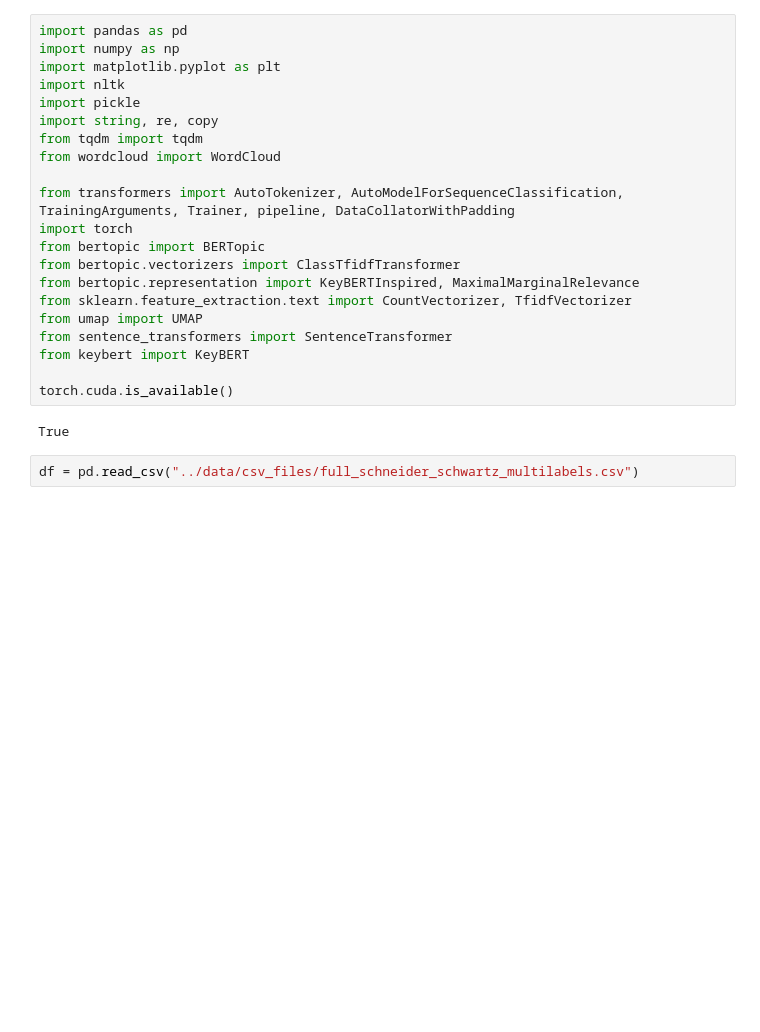
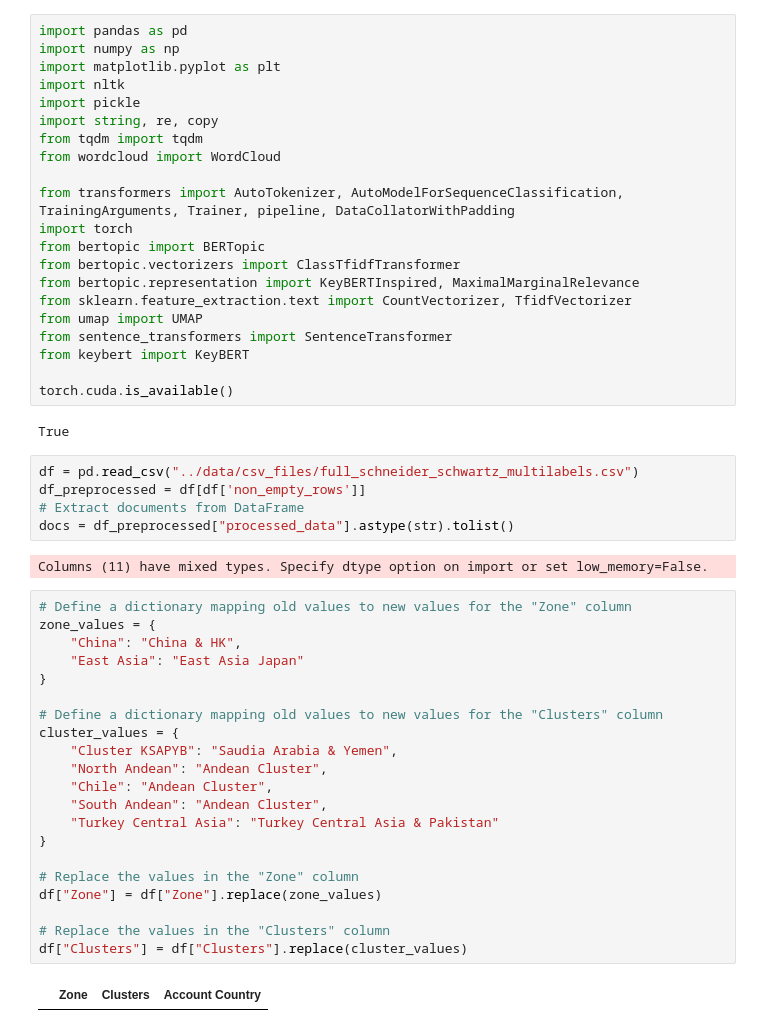
Before and after one commit to rachidje/wassati_bertopic, a Jupyter notebook: notebooks/schneider_bertopic.ipynb, the cells around one changed output. Cells and saved outputs as stored; diff of their text form; blank space fills up the shorter version.

```diff
--- a/notebooks/schneider_bertopic.ipynb
+++ b/notebooks/schneider_bertopic.ipynb
@@ -23,3 +23,31 @@ torch.cuda.is_available()
 True
 # %%
 df = pd.read_csv("../data/csv_files/full_schneider_schwartz_multilabels.csv")
+df_preprocessed = df[df['non_empty_rows']]
+# Extract documents from DataFrame
+docs = df_preprocessed["processed_data"].astype(str).tolist()
+# %% [output]
+Columns (11) have mixed types. Specify dtype option on import or set low_memory=False.
+# %%
+# Define a dictionary mapping old values to new values for the "Zone" column
+zone_values = {
+    "China": "China & HK",
+    "East Asia": "East Asia Japan"
+}
+
+# Define a dictionary mapping old values to new values for the "Clusters" column
+cluster_values = {
+    "Cluster KSAPYB": "Saudia Arabia & Yemen",
+    "North Andean": "Andean Cluster",
+    "Chile": "Andean Cluster",
+    "South Andean": "Andean Cluster",
+    "Turkey Central Asia": "Turkey Central Asia & Pakistan"
+}
+
+# Replace the values in the "Zone" column
+df["Zone"] = df["Zone"].replace(zone_values)
+
+# Replace the values in the "Clusters" column
+df["Clusters"] = df["Clusters"].replace(cluster_values)
+# %% [output]
+|  | Zone | Clusters | Account Country |
```
Also changed, not shown: parts of 13 cells of this notebook, 1 other file.
